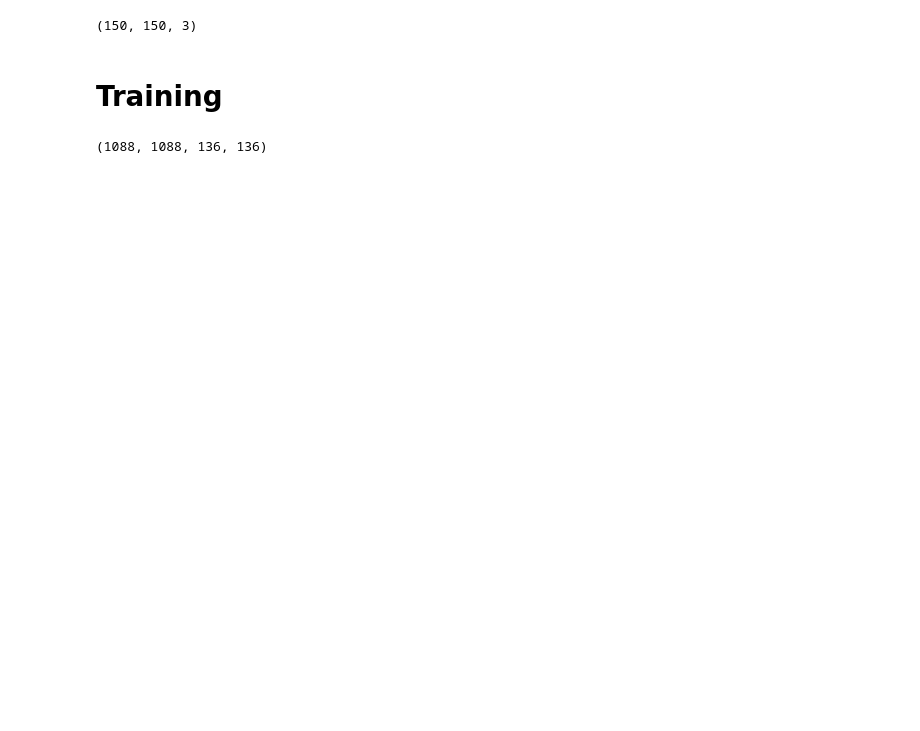
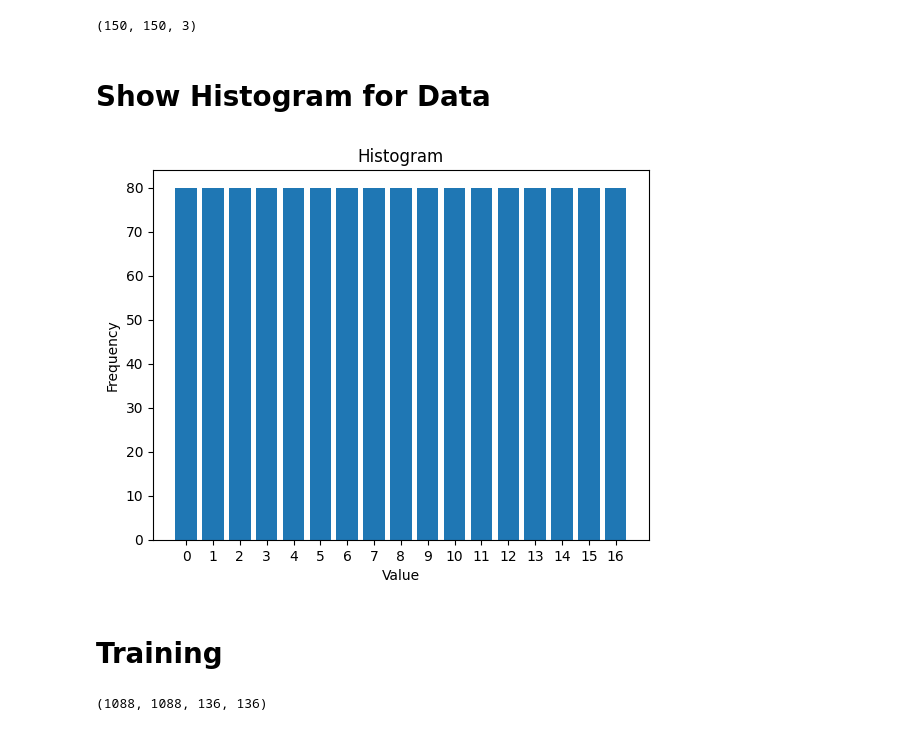
Before and after one commit to patrick-3008/Image-Classification-CNN, a Jupyter notebook: image-class-cnn.ipynb, the cells around one changed output. Saved outputs shown, nothing was run; the diff lists cells and outputs as text; code cells hidden in the pictures; blank space fills up the shorter version.

```diff
--- a/image-class-cnn.ipynb
+++ b/image-class-cnn.ipynb
@@ -75,5 +63,29 @@ fixed_images[0].shape
 labels = []
 for i in range(17):
     labels.extend([i] * 80)
+# %% [markdown]
+# Show Histogram for Data
+# %%
+def create_histogram(data):
+
+  value_counts = {}
+  for value in data:
+    value_counts[value] = value_counts.get(value, 0) + 1
+
+  values = list(value_counts.keys())
+  counts = list(value_counts.values())
+
+  plt.bar(range(len(values)), counts)
+
+  plt.xticks(range(len(values)), values)
+
+  plt.xlabel("Value")
+  plt.ylabel("Frequency")
+  plt.title("Histogram")
+  plt.show()
+# %%
+create_histogram(labels)
+# %% [output]
+[figure, added]
 # %% [markdown]
 # Training
```
Also changed, not shown: parts of 17 cells of this notebook.
